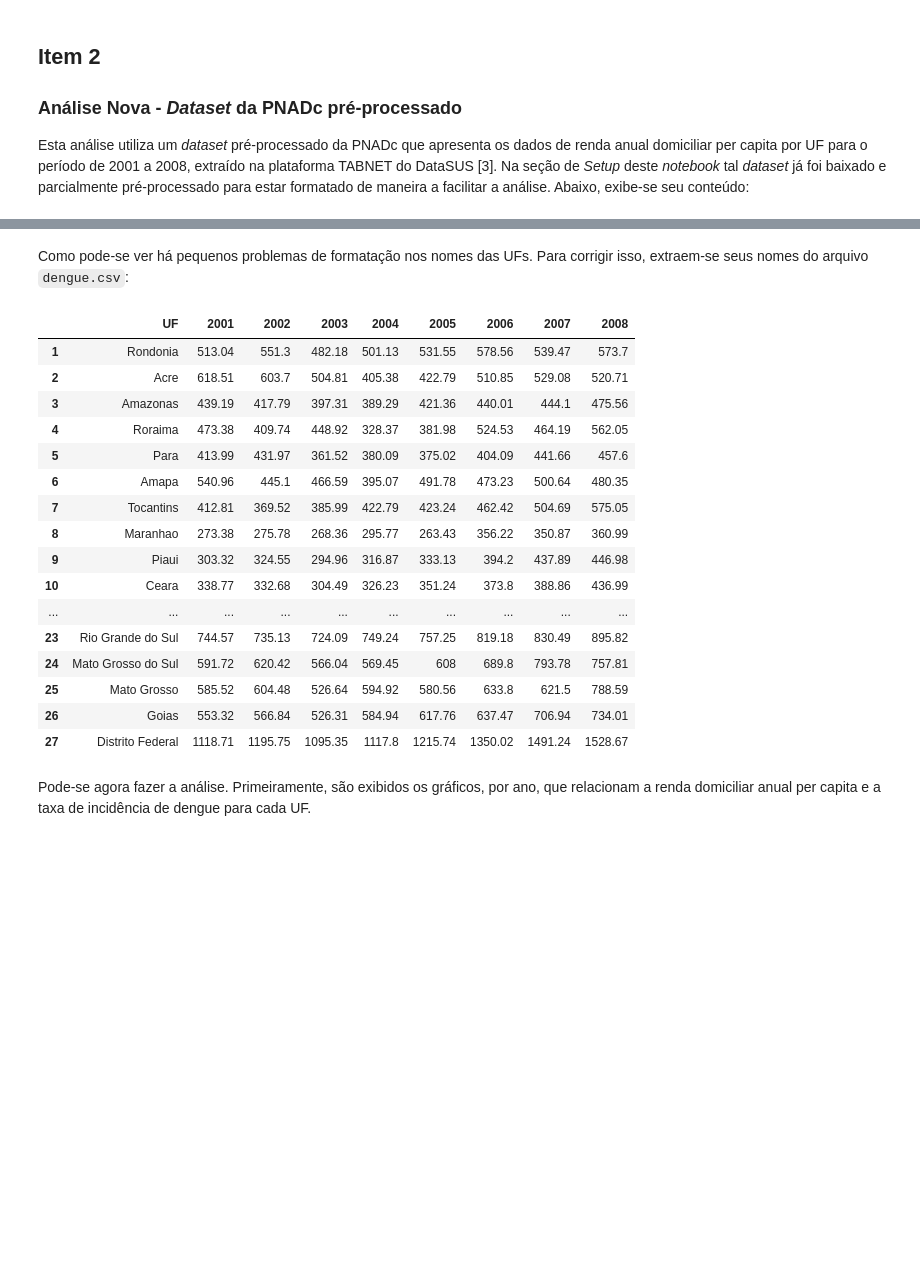
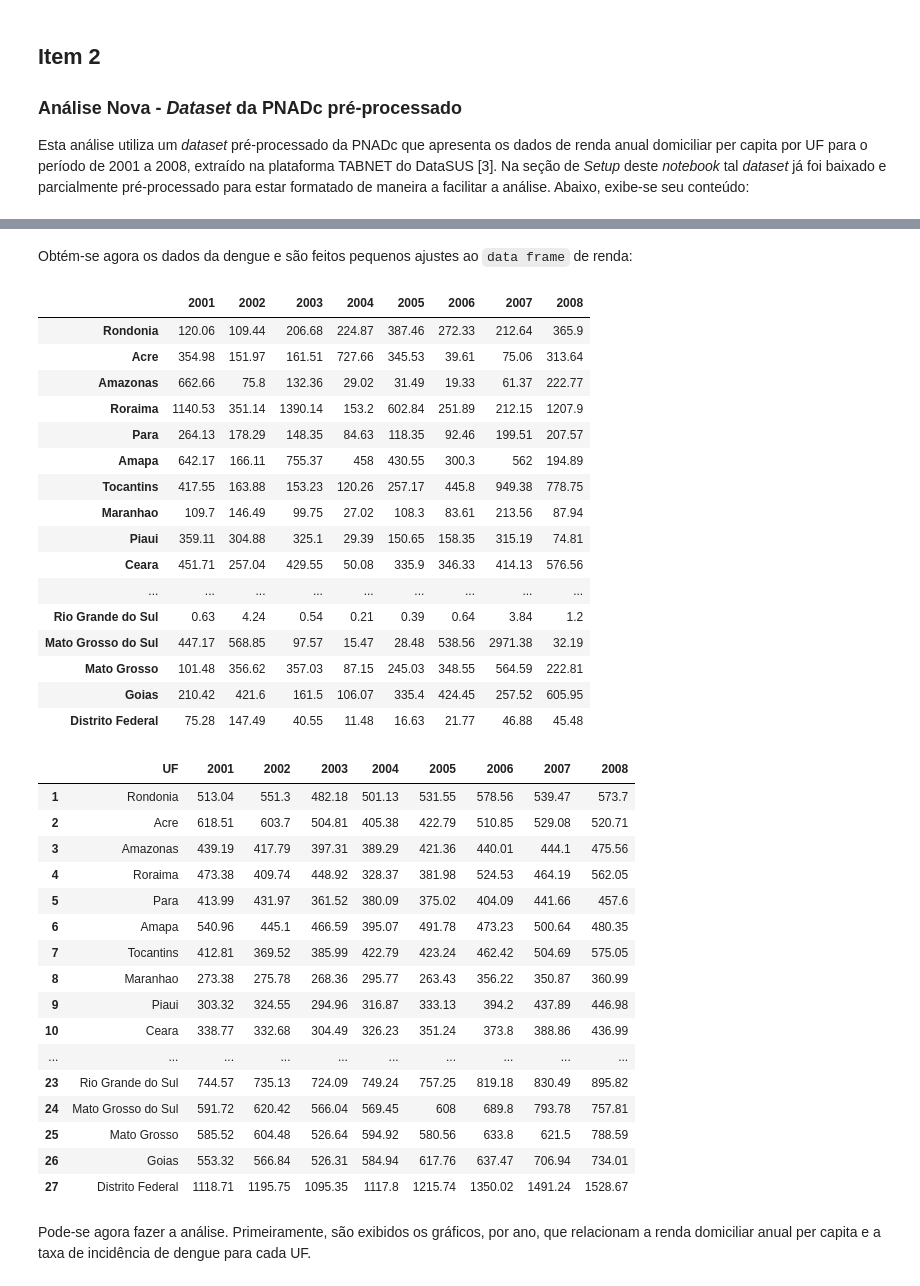
Before and after one commit to calmattoso/INF1335, a Jupyter notebook: A1/A1_1210553_Carlos_Mattoso.ipynb, the cells around one changed output, grey strips where cells are left out. Cells and saved outputs as stored; diff of their text form; code cells hidden in the pictures; blank space fills up the shorter version.

```diff
--- a/A1/A1_1210553_Carlos_Mattoso.ipynb
+++ b/A1/A1_1210553_Carlos_Mattoso.ipynb
@@ -62,11 +62,11 @@ if (!file.exists(datasus.file.path)) {
     temp <- tempfile()
     download.file(url.datasus, destfile=temp, method='curl')
     # Abre o csv e faz um rápido pré-processamento para eliminar colunas e linhas desnecessárias
-    datasus.csv <- read.csv(temp, sep=';', skip=3, fileEncoding='cp1252')
+    datasus.csv <- read.csv(temp, sep=';', skip=3, fileEncoding='utf-8')
     datasus.cols <- names(datasus.csv)
     datasus.csv <- datasus.csv[, !(datasus.cols %in% grep("Informa", datasus.cols, value=T)), drop=F] # remove colunas de infos estatísticas
     datasus.csv <- datasus.csv[1:28,] # remove linhas desnecessárias no final do arquivo
-    write.csv(datasus.csv, file=datasus.file.path, row.names=F)
+    write.csv(datasus.csv, file=datasus.file.path, row.names=F, fileEncoding='utf-8')
     unlink(temp)
 } else {
     printf("Arquivo de renda do Datasus já existe!")
@@ -129,9 +129,7 @@ Acho que seria interessante avaliar a associação para dado ano entre gastos em
 
 Esta análise utiliza um _dataset_ pré-processado da PNADc que apresenta os dados de renda anual domiciliar per capita por UF para o período de 2001 a 2008, extraído na plataforma TABNET do DataSUS [3]. Na seção de _Setup_ deste _notebook_ tal _dataset_ já foi baixado e parcialmente pré-processado para estar formatado de maneira a facilitar a análise. Abaixo, exibe-se seu conteúdo:
 # %%
-datasus.csv <- read.csv(datasus.file.path, dec=",")
-names(datasus.csv) <- c('UF', 2001:2008)
-datasus.csv <- datasus.csv[1:27,]
+datasus.csv <- read.csv(datasus.file.path, dec=",", fileEncoding="utf-8")
 
 datasus.csv
 # %% [output]
@@ -155,37 +153,59 @@ datasus.csv
-# %% [markdown]
-Como pode-se ver há pequenos problemas de formatação nos nomes das UFs. Para corrigir isso, extraem-se seus nomes do arquivo `dengue.csv`:
+# %% [markdown]
+Obtém-se agora os dados da dengue e são feitos pequenos ajustes ao `data frame` de renda:
 # %%
 years.under.analysis = 2001:2008
+
+names(datasus.csv) <- c('UF', years.under.analysis)
+datasus.csv <- datasus.csv[1:27,]
+
 dengue = read.csv(paste(base.dir, '/dengueUF.csv', sep=''), dec=",", na.strings = '-')
 dengue.cols = sapply('X', paste, years.under.analysis, sep='', USE.NAMES = FALSE)
 dengue.subset = dengue[1:27, dengue.cols]
 
 dengue.new.cols = vector(mode="character", length =length(dengue.cols))
 for (i in 1:length(names(dengue.subset))) {
     dengue.new.cols[i] = substr(names(dengue.subset)[i], 2, 5)
 }
 names(dengue.subset) = dengue.new.cols
 row.names(dengue.subset) = dengue$UF[1:27]
 datasus.csv$UF = dengue$UF[1:27]
+
 datasus.csv
 # %% [output]
-|  | UF | 2001 | 2002 | 2003 | 2004 | 2005 | 2006 | 2007 | 2008 |
-| 1 | Rondonia | 513.04 | 551.3 | 482.18 | 501.13 | 531.55 | 578.56 | 539.47 | 573.7 |
-| 2 | Acre | 618.51 | 603.7 | 504.81 | 405.38 | 422.79 | 510.85 | 529.08 | 520.71 |
-| 3 | Amazonas | 439.19 | 417.79 | 397.31 | 389.29 | 421.36 | 440.01 | 444.1 | 475.56 |
-| 4 | Roraima | 473.38 | 409.74 | 448.92 | 328.37 | 381.98 | 524.53 | 464.19 | 562.05 |
-| 5 | Para | 413.99 | 431.97 | 361.52 | 380.09 | 375.02 | 404.09 | 441.66 | 457.6 |
-| 6 | Amapa | 540.96 | 445.1 | 466.59 | 395.07 | 491.78 | 473.23 | 500.64 | 480.35 |
-| 7 | Tocantins | 412.81 | 369.52 | 385.99 | 422.79 | 423.24 | 462.42 | 504.69 | 575.05 |
-| 8 | Maranhao | 273.38 | 275.78 | 268.36 | 295.77 | 263.43 | 356.22 | 350.87 | 360.99 |
-| 9 | Piaui | 303.32 | 324.55 | 294.96 | 316.87 | 333.13 | 394.2 | 437.89 | 446.98 |
-| 10 | Ceara | 338.77 | 332.68 | 304.49 | 326.23 | 351.24 | 373.8 | 388.86 | 436.99 |
-| ... | ... | ... | ... | ... | ... | ... | ... | ... | ... |
-| 23 | Rio Grande do Sul | 744.57 | 735.13 | 724.09 | 749.24 | 757.25 | 819.18 | 830.49 | 895.82 |
-| 24 | Mato Grosso do Sul | 591.72 | 620.42 | 566.04 | 569.45 | 608 | 689.8 | 793.78 | 757.81 |
-| 25 | Mato Grosso | 585.52 | 604.48 | 526.64 | 594.92 | 580.56 | 633.8 | 621.5 | 788.59 |
-| 26 | Goias | 553.32 | 566.84 | 526.31 | 584.94 | 617.76 | 637.47 | 706.94 | 734.01 |
-| 27 | Distrito Federal | 1118.71 | 1195.75 | 1095.35 | 1117.8 | 1215.74 | 1350.02 | 1491.24 | 1528.67 |
+|  | 2001 | 2002 | 2003 | 2004 | 2005 | 2006 | 2007 | 2008 |
+| Rondonia | 120.06 | 109.44 | 206.68 | 224.87 | 387.46 | 272.33 | 212.64 | 365.9 |
+| Acre | 354.98 | 151.97 | 161.51 | 727.66 | 345.53 | 39.61 | 75.06 | 313.64 |
+| Amazonas | 662.66 | 75.8 | 132.36 | 29.02 | 31.49 | 19.33 | 61.37 | 222.77 |
+| Roraima | 1140.53 | 351.14 | 1390.14 | 153.2 | 602.84 | 251.89 | 212.15 | 1207.9 |
+| Para | 264.13 | 178.29 | 148.35 | 84.63 | 118.35 | 92.46 | 199.51 | 207.57 |
+| Amapa | 642.17 | 166.11 | 755.37 | 458 | 430.55 | 300.3 | 562 | 194.89 |
+| Tocantins | 417.55 | 163.88 | 153.23 | 120.26 | 257.17 | 445.8 | 949.38 | 778.75 |
+| Maranhao | 109.7 | 146.49 | 99.75 | 27.02 | 108.3 | 83.61 | 213.56 | 87.94 |
+| Piaui | 359.11 | 304.88 | 325.1 | 29.39 | 150.65 | 158.35 | 315.19 | 74.81 |
+| Ceara | 451.71 | 257.04 | 429.55 | 50.08 | 335.9 | 346.33 | 414.13 | 576.56 |
+| ... | ... | ... | ... | ... | ... | ... | ... | ... |
+| Rio Grande do Sul | 0.63 | 4.24 | 0.54 | 0.21 | 0.39 | 0.64 | 3.84 | 1.2 |
+| Mato Grosso do Sul | 447.17 | 568.85 | 97.57 | 15.47 | 28.48 | 538.56 | 2971.38 | 32.19 |
+| Mato Grosso | 101.48 | 356.62 | 357.03 | 87.15 | 245.03 | 348.55 | 564.59 | 222.81 |
+| Goias | 210.42 | 421.6 | 161.5 | 106.07 | 335.4 | 424.45 | 257.52 | 605.95 |
+| Distrito Federal | 75.28 | 147.49 | 40.55 | 11.48 | 16.63 | 21.77 | 46.88 | 45.48 |
+|  | UF | 2001 | 2002 | 2003 | 2004 | 2005 | 2006 | 2007 | 2008 |
+| 1 | Rondonia | 513.04 | 551.3 | 482.18 | 501.13 | 531.55 | 578.56 | 539.47 | 573.7 |
+| 2 | Acre | 618.51 | 603.7 | 504.81 | 405.38 | 422.79 | 510.85 | 529.08 | 520.71 |
+| 3 | Amazonas | 439.19 | 417.79 | 397.31 | 389.29 | 421.36 | 440.01 | 444.1 | 475.56 |
+| 4 | Roraima | 473.38 | 409.74 | 448.92 | 328.37 | 381.98 | 524.53 | 464.19 | 562.05 |
+| 5 | Para | 413.99 | 431.97 | 361.52 | 380.09 | 375.02 | 404.09 | 441.66 | 457.6 |
+| 6 | Amapa | 540.96 | 445.1 | 466.59 | 395.07 | 491.78 | 473.23 | 500.64 | 480.35 |
+| 7 | Tocantins | 412.81 | 369.52 | 385.99 | 422.79 | 423.24 | 462.42 | 504.69 | 575.05 |
+| 8 | Maranhao | 273.38 | 275.78 | 268.36 | 295.77 | 263.43 | 356.22 | 350.87 | 360.99 |
+| 9 | Piaui | 303.32 | 324.55 | 294.96 | 316.87 | 333.13 | 394.2 | 437.89 | 446.98 |
+| 10 | Ceara | 338.77 | 332.68 | 304.49 | 326.23 | 351.24 | 373.8 | 388.86 | 436.99 |
+| ... | ... | ... | ... | ... | ... | ... | ... | ... | ... |
+| 23 | Rio Grande do Sul | 744.57 | 735.13 | 724.09 | 749.24 | 757.25 | 819.18 | 830.49 | 895.82 |
+| 24 | Mato Grosso do Sul | 591.72 | 620.42 | 566.04 | 569.45 | 608 | 689.8 | 793.78 | 757.81 |
+| 25 | Mato Grosso | 585.52 | 604.48 | 526.64 | 594.92 | 580.56 | 633.8 | 621.5 | 788.59 |
+| 26 | Goias | 553.32 | 566.84 | 526.31 | 584.94 | 617.76 | 637.47 | 706.94 | 734.01 |
+| 27 | Distrito Federal | 1118.71 | 1195.75 | 1095.35 | 1117.8 | 1215.74 | 1350.02 | 1491.24 | 1528.67 |
 # %% [markdown]
 Pode-se agora fazer a análise. Primeiramente, são exibidos os gráficos, por ano, que relacionam a renda domiciliar anual per capita e a taxa de incidência de dengue para cada UF.
 # %%
```
Also changed, not shown: parts of 2 cells of this notebook, 2 other files.
